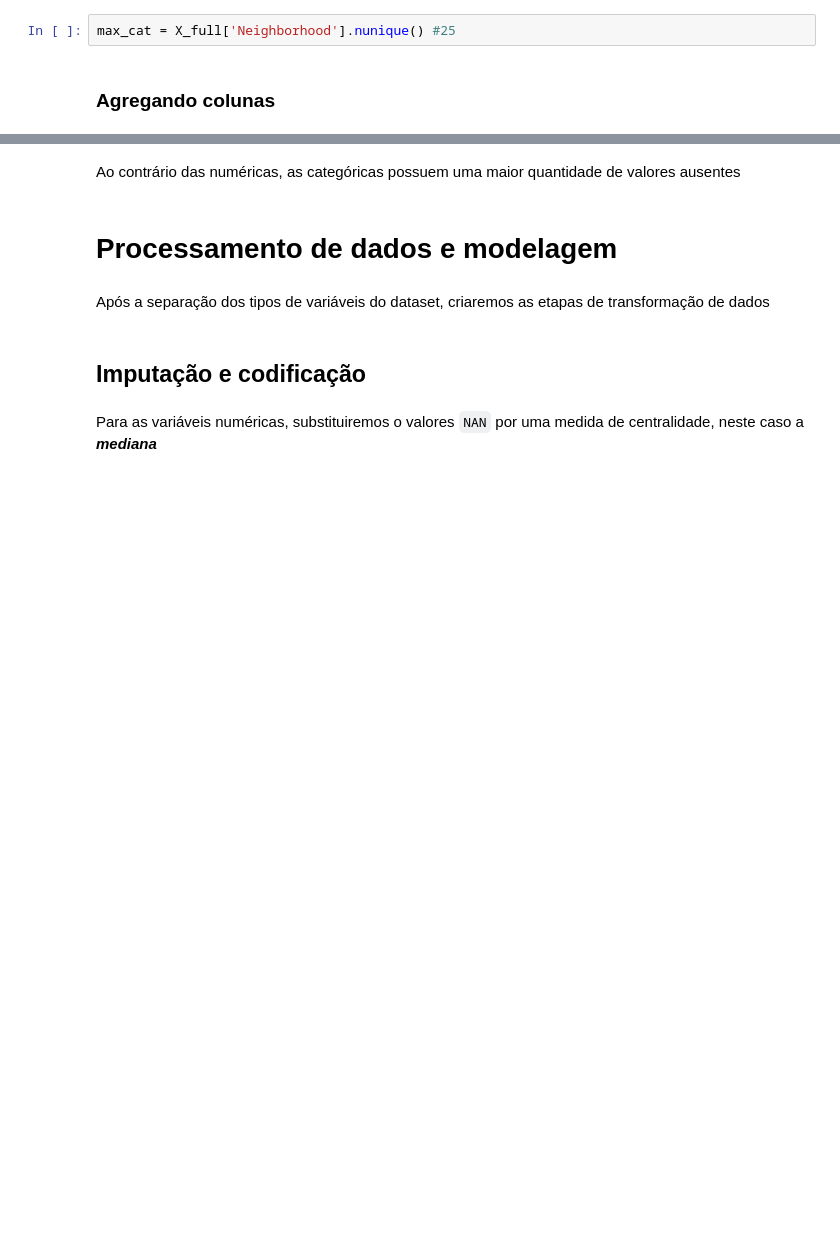
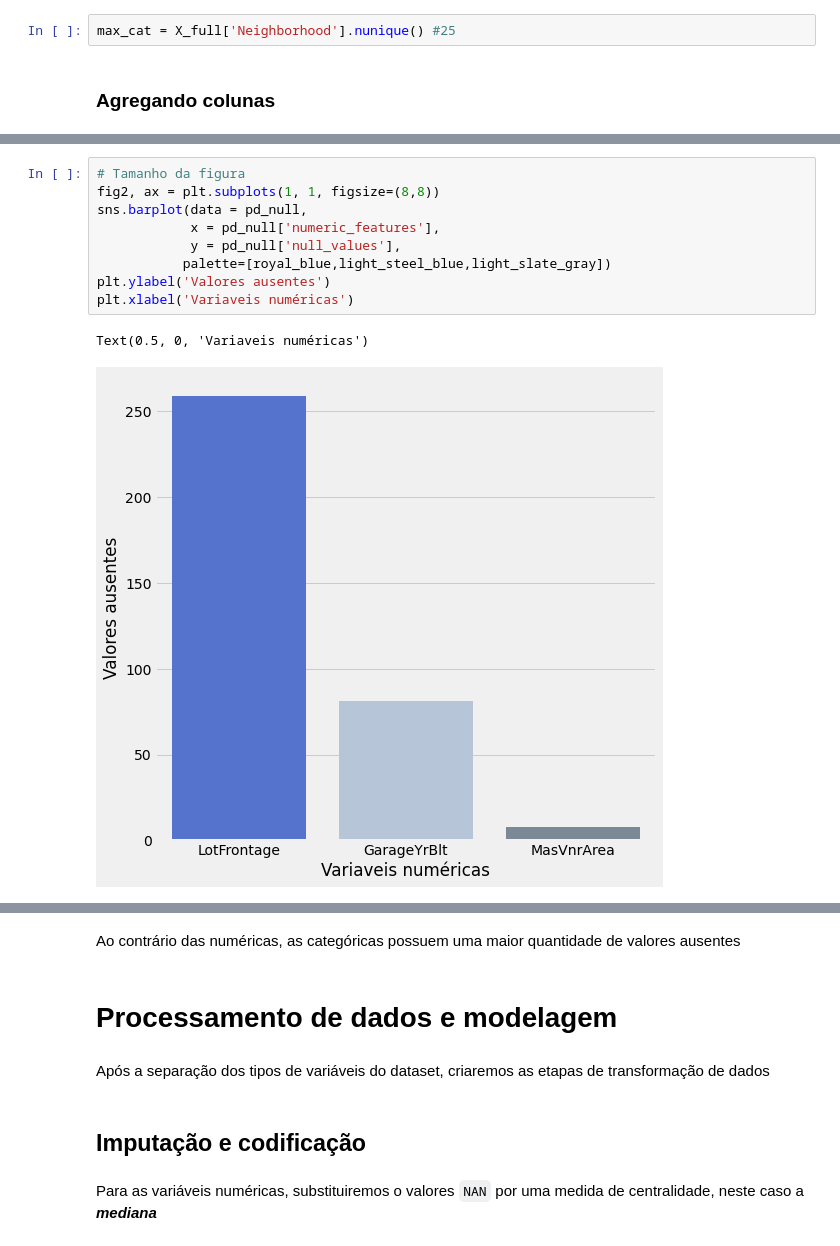
Before and after one commit to Reyso/DataScienceProjects, a Jupyter notebook: house-prices-03.ipynb, the cells around one changed output, grey strips where cells are left out. Drawn from its saved outputs; the diff is of its cells as text; blank space fills up the shorter version.

```diff
--- a/house-prices-03.ipynb
+++ b/house-prices-03.ipynb
@@ -158,3 +170,15 @@ pd_null.head()
+# %%
+# Tamanho da figura
+fig2, ax = plt.subplots(1, 1, figsize=(8,8))
+sns.barplot(data = pd_null,
+            x = pd_null['numeric_features'],
+            y = pd_null['null_values'],
+           palette=[royal_blue,light_steel_blue,light_slate_gray])
+plt.ylabel('Valores ausentes')
+plt.xlabel('Variaveis numéricas')
+# %% [output]
+Text(0.5, 0, 'Variaveis numéricas')
+[figure, added]
 # %% [markdown]
 Das variáveis numéricas, apenas:
 * LotFrontage
```
Also changed, not shown: parts of 19 cells of this notebook.
